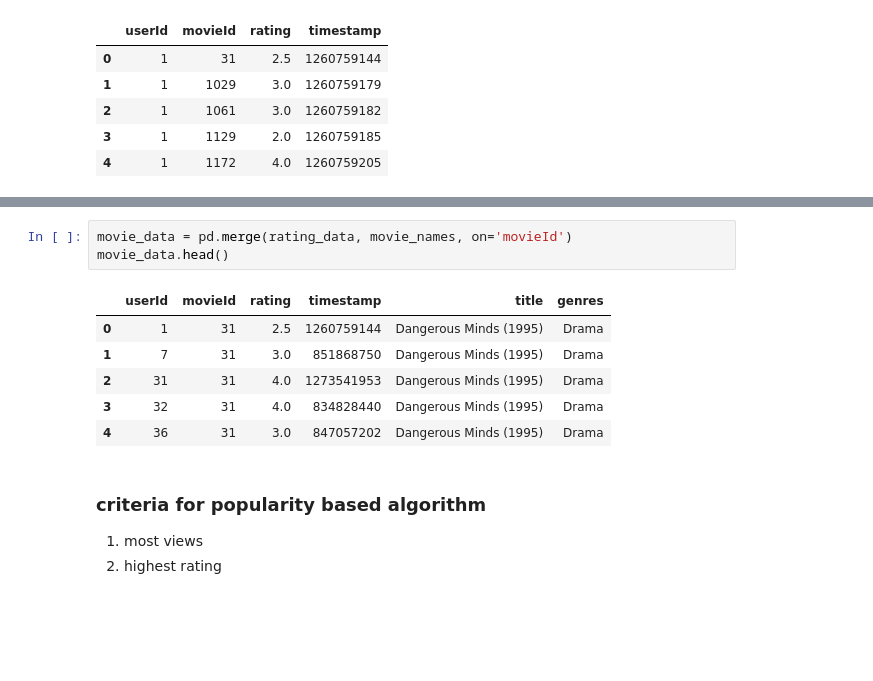
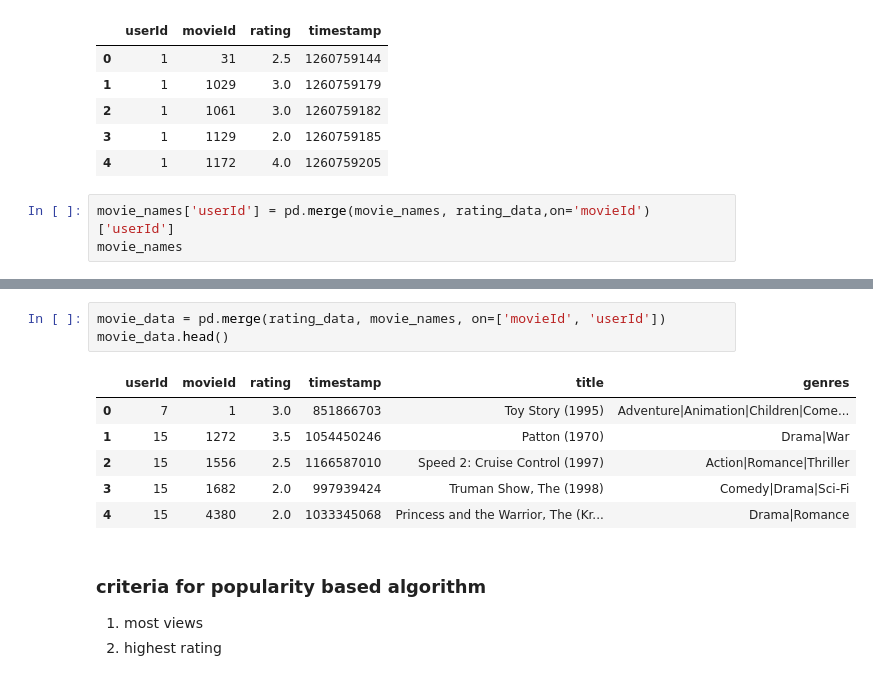
Before and after one commit to elnursahbalayev/full-stack-data-science, a Jupyter notebook: Recommendation Systems/recommendation_system.ipynb, the cells around one changed output, grey strips where cells are left out. Saved outputs shown, nothing was run; the diff lists cells and outputs as text; blank space fills up the shorter version.

```diff
--- a/Recommendation Systems/recommendation_system.ipynb
+++ b/Recommendation Systems/recommendation_system.ipynb
@@ -21,3 +21,6 @@ rating_data.head()
 | 2 | 1 | 1061 | 3.0 | 1260759182 |
 | 3 | 1 | 1129 | 2.0 | 1260759185 |
 | 4 | 1 | 1172 | 4.0 | 1260759205 |
+# %%
+movie_names['userId'] = pd.merge(movie_names, rating_data,on='movieId')['userId']
+movie_names
@@ -24,13 +41,13 @@ rating_data.head()
 # %%
-movie_data = pd.merge(rating_data, movie_names, on='movieId')
+movie_data = pd.merge(rating_data, movie_names, on=['movieId', 'userId'])
 movie_data.head()
 # %% [output]
 |  | userId | movieId | rating | timestamp | title | genres |
-| 0 | 1 | 31 | 2.5 | 1260759144 | Dangerous Minds (1995) | Drama |
-| 1 | 7 | 31 | 3.0 | 851868750 | Dangerous Minds (1995) | Drama |
-| 2 | 31 | 31 | 4.0 | 1273541953 | Dangerous Minds (1995) | Drama |
-| 3 | 32 | 31 | 4.0 | 834828440 | Dangerous Minds (1995) | Drama |
-| 4 | 36 | 31 | 3.0 | 847057202 | Dangerous Minds (1995) | Drama |
+| 0 | 7 | 1 | 3.0 | 851866703 | Toy Story (1995) | Adventure|Animation|Children|Come... |
+| 1 | 15 | 1272 | 3.5 | 1054450246 | Patton (1970) | Drama|War |
+| 2 | 15 | 1556 | 2.5 | 1166587010 | Speed 2: Cruise Control (1997) | Action|Romance|Thriller |
+| 3 | 15 | 1682 | 2.0 | 997939424 | Truman Show, The (1998) | Comedy|Drama|Sci-Fi |
+| 4 | 15 | 4380 | 2.0 | 1033345068 | Princess and the Warrior, The (Kr... | Drama|Romance |
 # %% [markdown]
 ### criteria for popularity based algorithm
 
```
Also changed, not shown: parts of 4 cells of this notebook, 1 other file.
